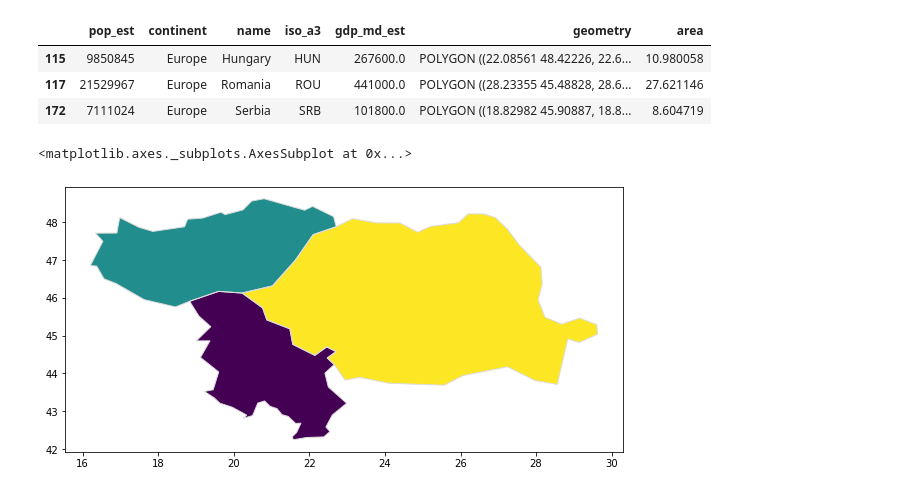
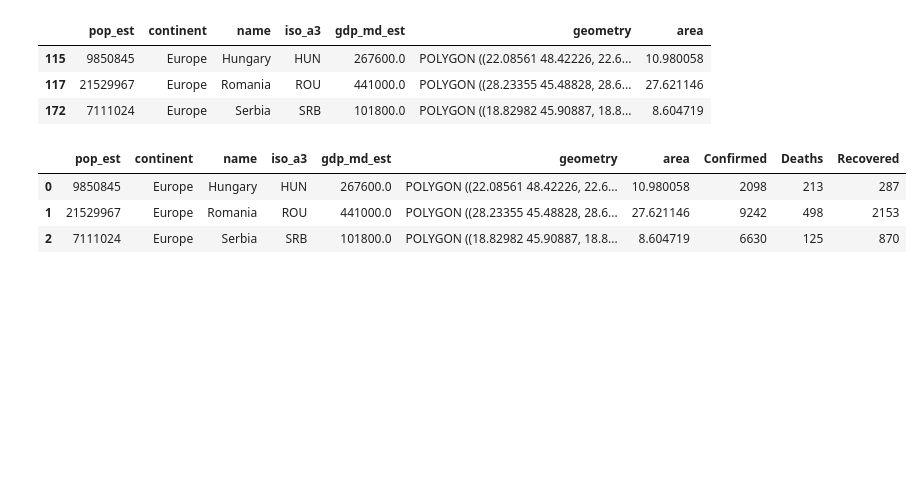
Before and after one commit to mpruna/COVID-19_Interactive, a Jupyter notebook: Analytics_Forecasting/covid_geo_maps.ipynb, the cells around one changed output. Saved outputs shown, nothing was run; the diff lists cells and outputs as text; code cells hidden in the pictures; blank space fills up the shorter version.

```diff
--- a/Analytics_Forecasting/covid_geo_maps.ipynb
+++ b/Analytics_Forecasting/covid_geo_maps.ipynb
@@ -142,11 +139,12 @@ east.head()
 | 115 | 9850845 | Europe | Hungary | HUN | 267600.0 | POLYGON ((22.08561 48.42226, 22.6... | 10.980058 |
 | 117 | 21529967 | Europe | Romania | ROU | 441000.0 | POLYGON ((28.23355 45.48828, 28.6... | 27.621146 |
 | 172 | 7111024 | Europe | Serbia | SRB | 101800.0 | POLYGON ((18.82982 45.90887, 18.8... | 8.604719 |
-# %%
-ax = east.plot(figsize=(10,10), color='none', edgecolor='gainsboro', zorder=3)
-
-# Add wild lands, campsites, and foot trails to the base map
-east.plot(column='gdp_md_est',ax=ax)
-# %% [output]
-<matplotlib.axes._subplots.AxesSubplot at 0x...>
-[figure, removed]
+# %%
+merged_slice=merged[['Confirmed','Deaths','Recovered','name']]
+merged_slice=east.merge(merged_slice, left_on='name',right_on="name")
+merged_slice
+# %% [output]
+|  | pop_est | continent | name | iso_a3 | gdp_md_est | geometry | area | Confirmed | Deaths | Recovered |
+| 0 | 9850845 | Europe | Hungary | HUN | 267600.0 | POLYGON ((22.08561 48.42226, 22.6... | 10.980058 | 2098 | 213 | 287 |
+| 1 | 21529967 | Europe | Romania | ROU | 441000.0 | POLYGON ((28.23355 45.48828, 28.6... | 27.621146 | 9242 | 498 | 2153 |
+| 2 | 7111024 | Europe | Serbia | SRB | 101800.0 | POLYGON ((18.82982 45.90887, 18.8... | 8.604719 | 6630 | 125 | 870 |
```
Also changed, not shown: parts of 5 cells of this notebook.
